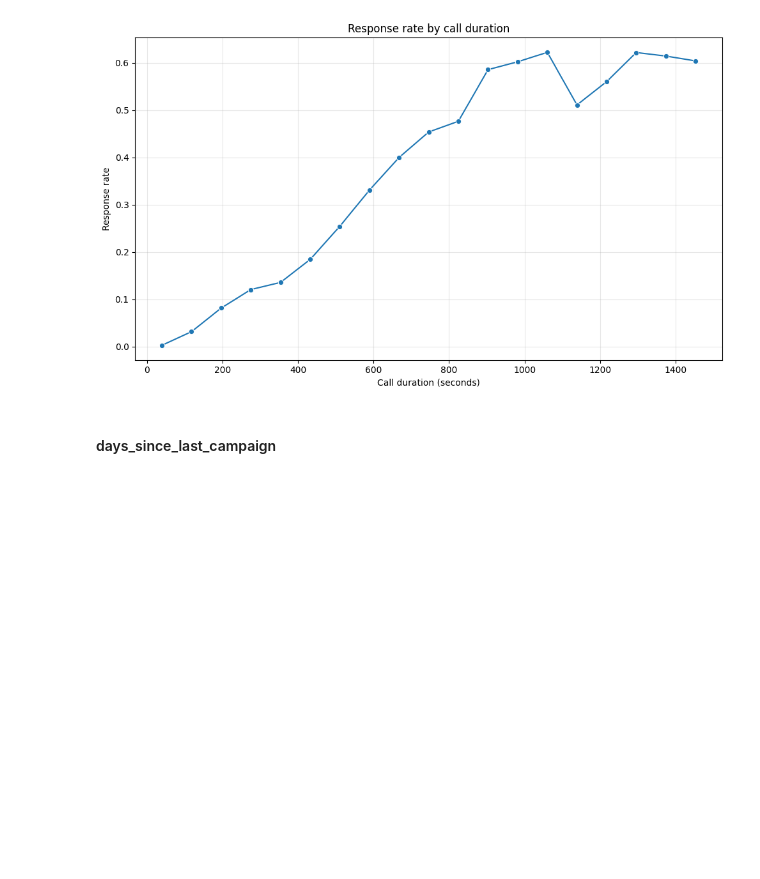
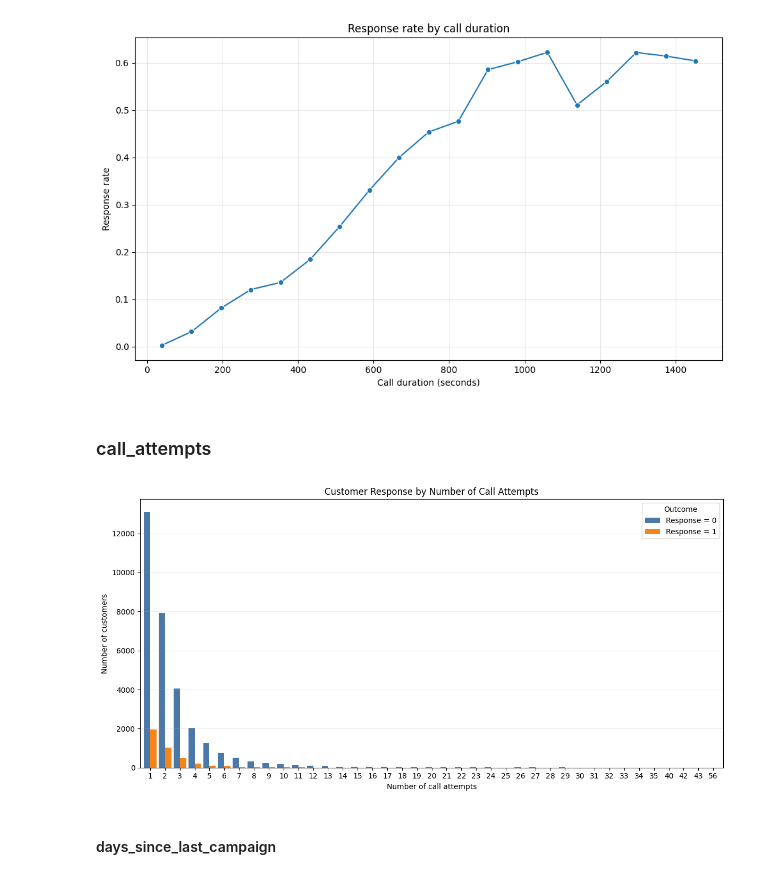
Before and after one commit to baldeoJV/GoTyme_caseStudy, a Jupyter notebook: case.ipynb, the cells around one changed output. Cells and saved outputs as stored; diff of their text form; code cells hidden in the pictures; blank space fills up the shorter version.

```diff
--- a/case.ipynb
+++ b/case.ipynb
@@ -354,6 +367,31 @@ plt.tight_layout()
 plt.show()
 # %% [output]
 [figure]
+# %% [markdown]
+### call_attempts
+# %%
+# Compare the number of responders and non-responders at each call-attempt count
+attempt_response_counts = pd.crosstab(df["call_attempts"], df["response"]).reindex(
+    columns=[0, 1], fill_value=0
+)
+
+ax = attempt_response_counts.plot(
+    kind="bar",
+    figsize=(12, 6),
+    color=["#4C78A8", "#F58518"],
+    width=0.85
+)
+
+ax.set_xlabel("Number of call attempts")
+ax.set_ylabel("Number of customers")
+ax.set_title("Customer Response by Number of Call Attempts")
+ax.legend(["Response = 0", "Response = 1"], title="Outcome")
+plt.xticks(rotation=0)
+plt.grid(axis="y", alpha=0.25)
+plt.tight_layout()
+plt.show()
+# %% [output]
+[figure, added]
 # %% [markdown]
 #### days_since_last_campaign
 # %%
```
Also changed, not shown: parts of 13 cells of this notebook, 3 other files.
